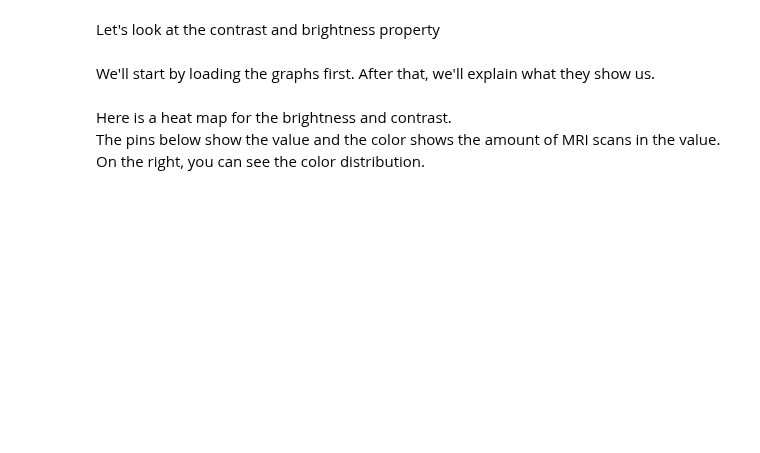
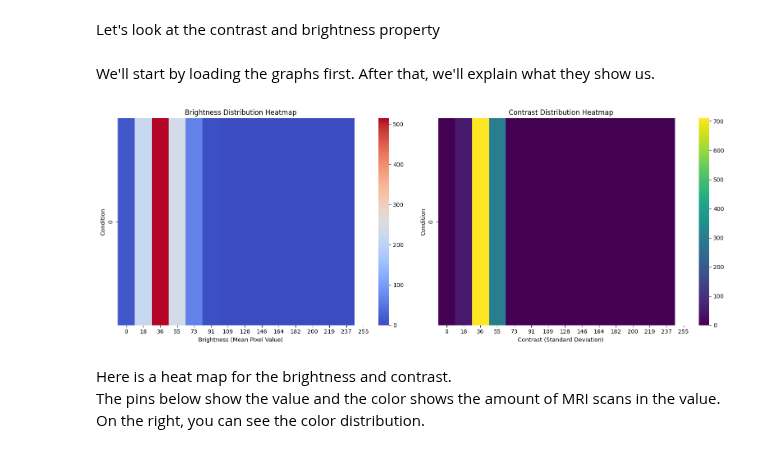
Before and after one commit to ofir-paz/Openu-DS-Workshop, a Jupyter notebook: workshop.ipynb, the cells around one changed output. Drawn from its saved outputs; the diff is of its cells as text; code cells hidden in the pictures; blank space fills up the shorter version.

```diff
--- a/workshop.ipynb
+++ b/workshop.ipynb
@@ -1487,38 +1488,22 @@ Let's look at the contrast and brightness property
 # %% [markdown]
 We'll start by loading the graphs first. After that, we'll explain what they show us.
 # %%
-# Function to merge left/right conditions
-def merge_conditions(brightness_dict: Dict[str, List[int]]) -> Dict[str, List[int]]:
-    merged_data = defaultdict(list)
-
-    for condition, values in brightness_dict.items():
-        base_condition = re.sub(r'\b(left|right)\b', '', condition, flags=re.IGNORECASE).strip()
-        merged_data[base_condition].extend(values)
-
-    return merged_data
-
-merged_brightness = merge_conditions(brightness_values_per_condition)
-merged_contrast = merge_conditions(contrast_values_per_condition)
-
+# Prepare heatmap data
 num_bins = 15
 bins = np.linspace(0, 255, num_bins)
 
 brightness_heatmap_data = []
 contrast_heatmap_data = []
-condition_labels = []
 
-for condition in merged_brightness.keys():
-    # Process Brightness
-    brightness_array = np.clip(np.array(merged_brightness[condition]), 0, 255)
-    brightness_hist, _ = np.histogram(brightness_array, bins=bins)
-    brightness_heatmap_data.append(brightness_hist)
+# Process Brightness Histogram
+brightness_array = np.clip(np.array([b for _, b in brightness_values_per_p]), 0, 255)
+brightness_hist, _ = np.histogram(brightness_array, bins=bins)
+brightness_heatmap_data.append(brightness_hist)
 
-    # Process Contrast
-    contrast_array = np.clip(np.array(merged_contrast[condition]), 0, 255)
-    contrast_hist, _ = np.histogram(contrast_array, bins=bins)
-    contrast_heatmap_data.append(contrast_hist)
-
-    condition_labels.append(condition)
+# Process Contrast Histogram
+contrast_array = np.clip(np.array([c for _, c in contrast_values_per_p]), 0, 255)
+contrast_hist, _ = np.histogram(contrast_array, bins=bins)
+contrast_heatmap_data.append(contrast_hist)
 
 # Convert lists to NumPy arrays for plotting
 brightness_heatmap_data = np.array(brightness_heatmap_data)
@@ -1528,35 +1513,35 @@ contrast_heatmap_data = np.array(contrast_heatmap_data)
 fig, axes = plt.subplots(1, 2, figsize=(16, 6))
 
 # Brightness Heatmap
 sns.heatmap(
     brightness_heatmap_data,
     cmap="coolwarm",
     xticklabels=np.round(bins).astype(int),
-    yticklabels=condition_labels,
     ax=axes[0],
     cbar=True
 )
 axes[0].set_title("Brightness Distribution Heatmap")
 axes[0].set_xlabel("Brightness (Mean Pixel Value)")
 axes[0].set_ylabel("Condition")
 axes[0].tick_params(axis='x', rotation=0)
 
 # Contrast Heatmap
 sns.heatmap(
     contrast_heatmap_data,
     cmap="viridis",  # Use a different color map for contrast
     xticklabels=np.round(bins).astype(int),
-    yticklabels=condition_labels,
     ax=axes[1],
     cbar=True
 )
 axes[1].set_title("Contrast Distribution Heatmap")
 axes[1].set_xlabel("Contrast (Standard Deviation)")
 axes[1].set_ylabel("Condition")
 axes[1].tick_params(axis='x', rotation=0)
 
 plt.tight_layout()
 plt.show()
+# %% [output]
+[figure, added]
 # %% [markdown]
 Here is a heat map for the brightness and contrast.
 The pins below show the value and the color shows the amount of MRI scans in the value. On the right, you can see the color distribution.
```
Also changed, not shown: parts of 19 cells of this notebook, 1 other file.
